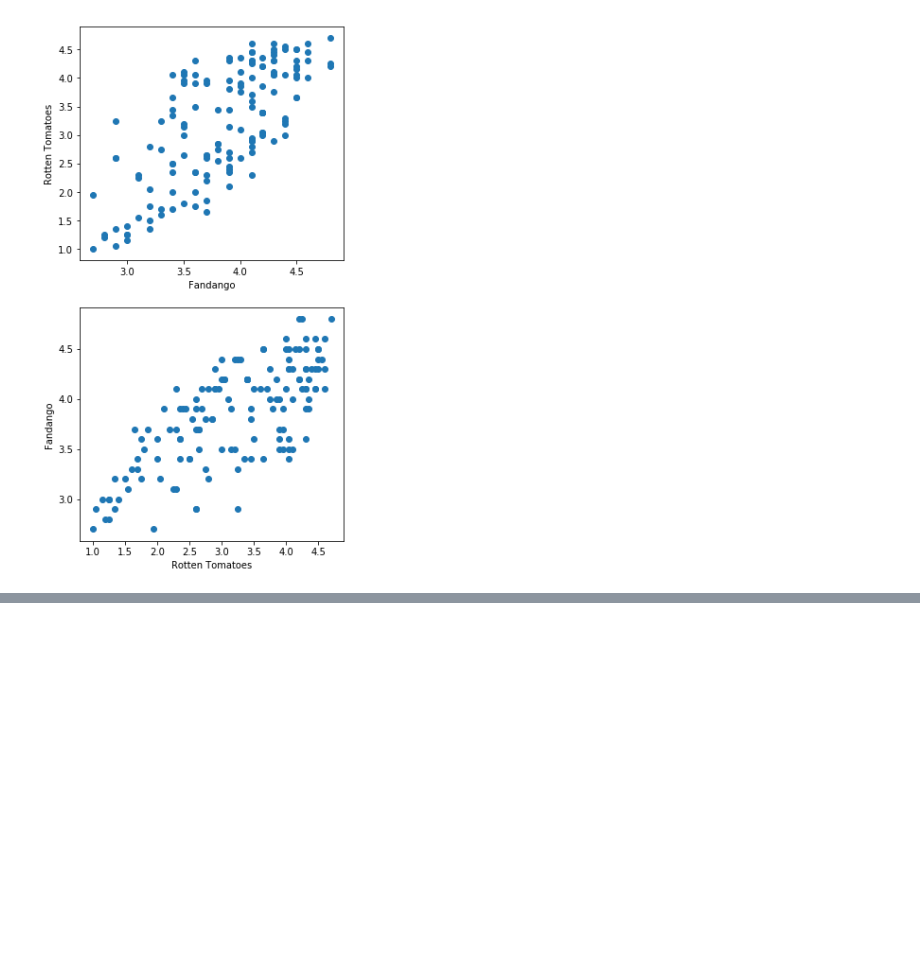
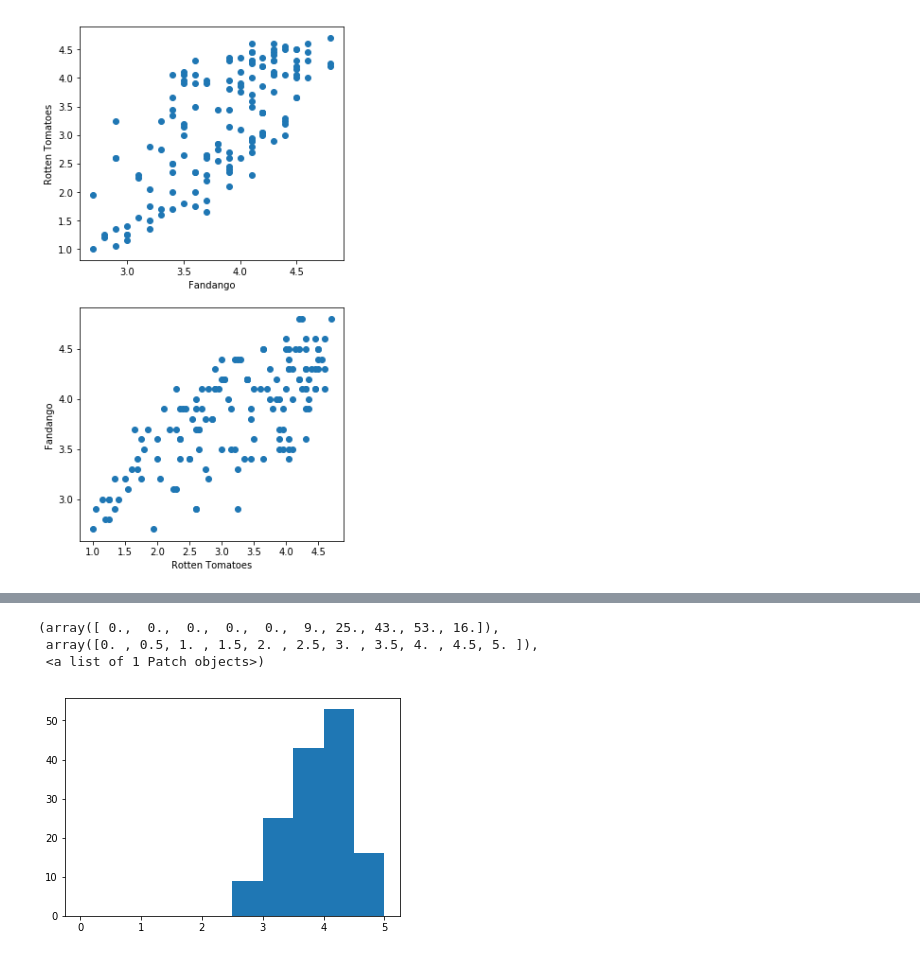
Before and after one commit to natekotila/DataQuestProjects, a Jupyter notebook: fandango/FandangoVisualization.ipynb, the cells around one changed output, grey strips where cells are left out. Drawn from its saved outputs; the diff is of its cells as text; code cells hidden in the pictures; blank space fills up the shorter version.

```diff
--- a/fandango/FandangoVisualization.ipynb
+++ b/fandango/FandangoVisualization.ipynb
@@ -116,0 +140,8 @@ plt.show()
+# %%
+fig, ax = plt.subplots()
+ax.hist(norm_reviews['Fandango_Ratingvalue'], range=(0,5))
+# %% [output]
+(array([ 0.,  0.,  0.,  0.,  0.,  9., 25., 43., 53., 16.]),
+ array([0. , 0.5, 1. , 1.5, 2. , 2.5, 3. , 3.5, 4. , 4.5, 5. ]),
+ <a list of 1 Patch objects>)
+[figure, added]
```
Also changed, not shown: parts of 5 cells of this notebook, 1 other file.
